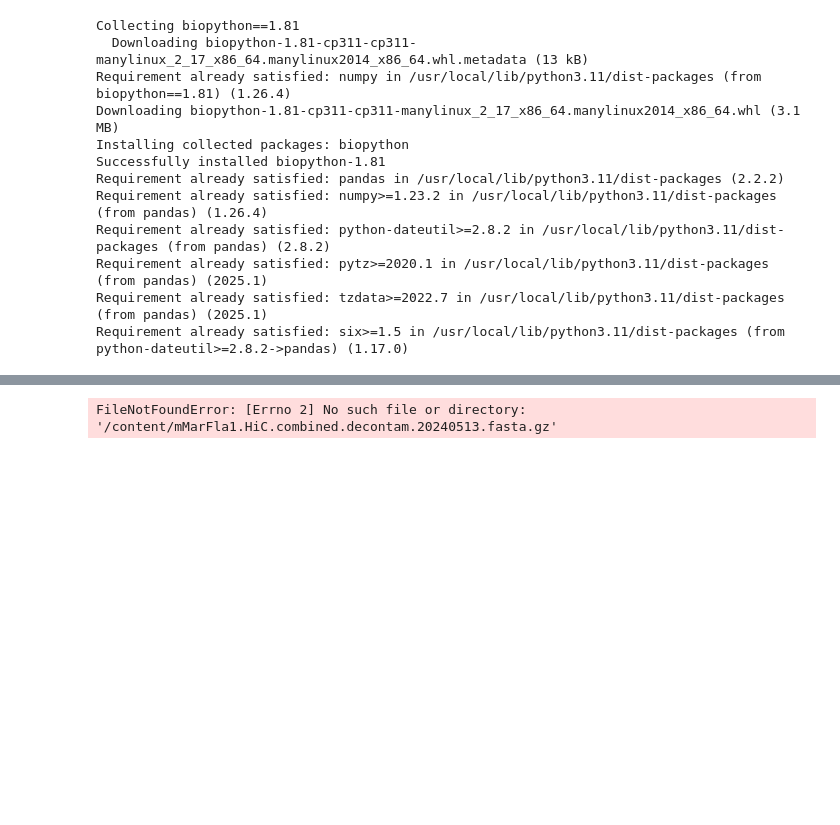
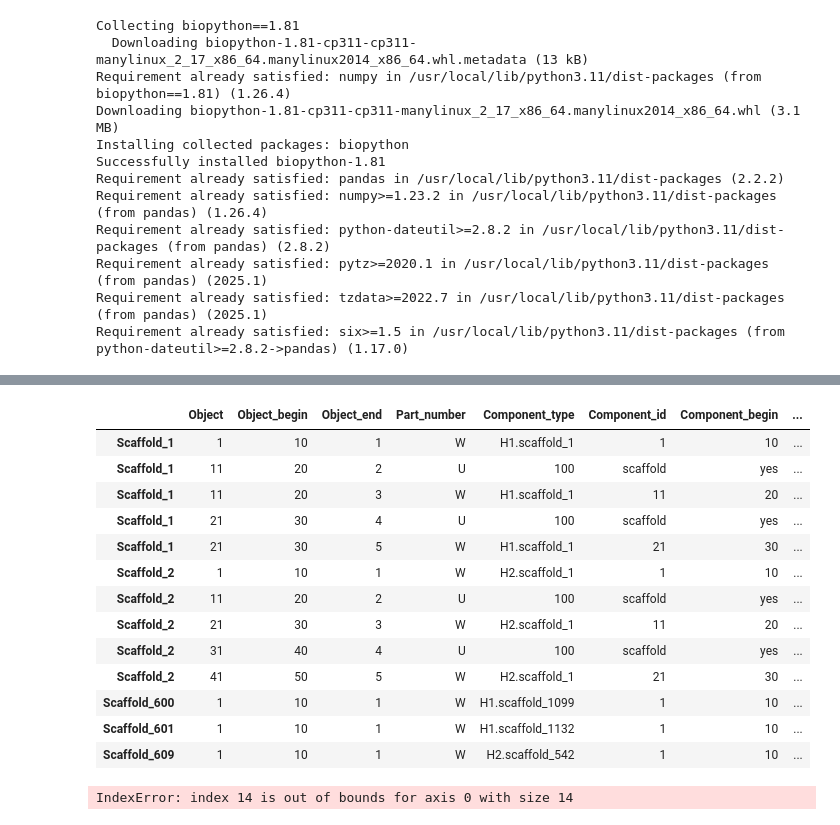
Before and after one commit to peterH1217/apresC, a Jupyter notebook: agp_tweaking.ipynb, the cells around one changed output, grey strips where cells are left out. Saved outputs shown, nothing was run; the diff lists cells and outputs as text; code cells hidden in the pictures; blank space fills up the shorter version.

```diff
--- a/agp_tweaking.ipynb
+++ b/agp_tweaking.ipynb
@@ -118,3 +258,29 @@ Requirement already satisfied: six>=1.5 in /usr/local/lib/python3.11/dist-packag
+# %%
+df = pd.read_csv('new_dummy.agp',
+                 sep='\t',
+                 comment="#",
+                 names = [
+                    "Object", "Object_begin", "Object_end", "Part_number",
+                    "Component_type", "Component_id", "Component_begin",
+                    "Component_end", "Orientation","mod","paint","hap","ex1","ex2"
+                    ])
+# %%
+df
+# %% [output]
+|  | Object | Object_begin | Object_end | Part_number | Component_type | Component_id | Component_begin | ... |
+| Scaffold_1 | 1 | 10 | 1 | W | H1.scaffold_1 | 1 | 10 | ... |
+| Scaffold_1 | 11 | 20 | 2 | U | 100 | scaffold | yes | ... |
+| Scaffold_1 | 11 | 20 | 3 | W | H1.scaffold_1 | 11 | 20 | ... |
+| Scaffold_1 | 21 | 30 | 4 | U | 100 | scaffold | yes | ... |
+| Scaffold_1 | 21 | 30 | 5 | W | H1.scaffold_1 | 21 | 30 | ... |
+| Scaffold_2 | 1 | 10 | 1 | W | H2.scaffold_1 | 1 | 10 | ... |
+| Scaffold_2 | 11 | 20 | 2 | U | 100 | scaffold | yes | ... |
+| Scaffold_2 | 21 | 30 | 3 | W | H2.scaffold_1 | 11 | 20 | ... |
+| Scaffold_2 | 31 | 40 | 4 | U | 100 | scaffold | yes | ... |
+| Scaffold_2 | 41 | 50 | 5 | W | H2.scaffold_1 | 21 | 30 | ... |
+| Scaffold_600 | 1 | 10 | 1 | W | H1.scaffold_1099 | 1 | 10 | ... |
+| Scaffold_601 | 1 | 10 | 1 | W | H1.scaffold_1132 | 1 | 10 | ... |
+| Scaffold_609 | 1 | 10 | 1 | W | H2.scaffold_542 | 1 | 10 | ... |
 # %%
 import os
 import pandas as pd
@@ -126,7 +292,7 @@ os.makedirs("hap_1", exist_ok=True)
 os.makedirs("hap_2", exist_ok=True)
 
 # Load the single FASTA file that contains all records.
-fasta_file = "mMarFla1.HiC.combined.decontam.20240513.fasta.gz"  # your file name
+fasta_file = "dummy.fasta"  # your file name
 
 
 # Assume your DataFrame is loaded as df, e.g.:
@@ -252,4 +418,4 @@ print("\nContents of Hap_2.fasta:")
 with open(output_file_h2, "r") as f:
     print(f.read())
 # %% [output]
-FileNotFoundError: [Errno 2] No such file or directory: '/content/mMarFla1.HiC.combined.decontam.20240513.fasta.gz'
+IndexError: index 14 is out of bounds for axis 0 with size 14
```
Also changed, not shown: parts of 2 cells of this notebook.
